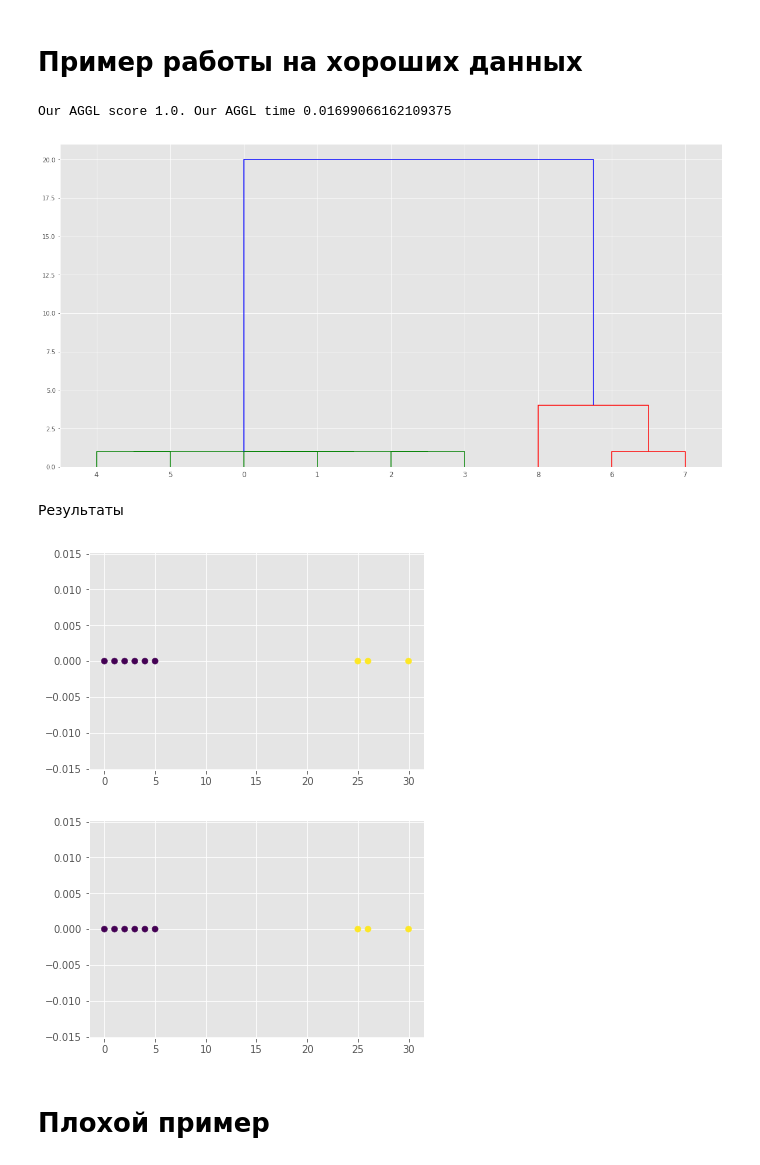
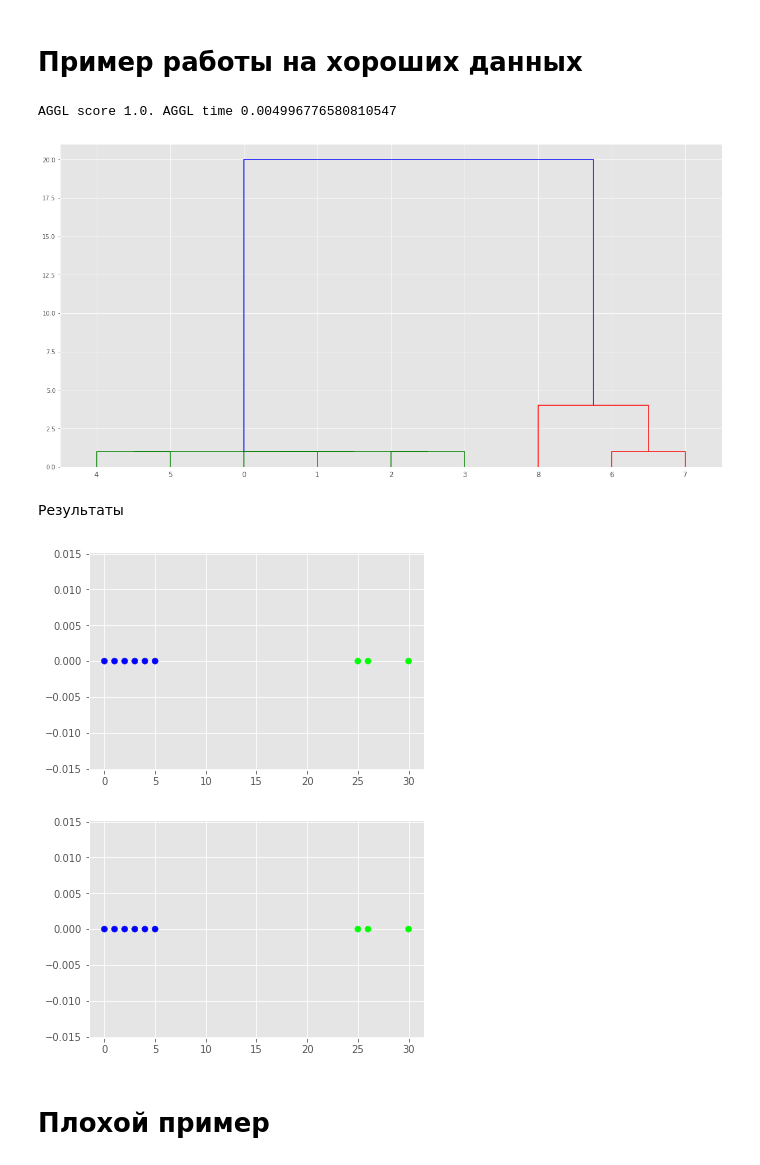
Before and after one commit to ASorok/SLAC, a Jupyter notebook: Single-linkage aglomerative clusterization.ipynb, the cells around one changed output. Drawn from its saved outputs; the diff is of its cells as text; code cells hidden in the pictures.

```diff
--- a/Single-linkage aglomerative clusterization.ipynb
+++ b/Single-linkage aglomerative clusterization.ipynb
@@ -134,23 +132,23 @@ aggl_t0 = time.time()
 aggl_pred = сustum_aggl.fit_predict(x.reshape(-1, 1))
 aggl_diff = time.time() - aggl_t0
 aggl_score = smt.adjusted_rand_score(y, aggl_pred)
-print ("Our AGGL score {}. Our AGGL time {}".format(aggl_score, aggl_diff))
+print ("AGGL score {}. AGGL time {}".format(aggl_score, aggl_diff))
 сustum_aggl.plot_dendrogram()
 # %% [output]
-Our AGGL score 1.0. Our AGGL time 0.01699066162109375
+AGGL score 1.0. AGGL time 0.004996776580810547
 [figure]
 # %% [markdown]
 Результаты
 # %%
-pl.scatter(x, [0]*len(x), c = aggl_pred)
+pl.scatter(x, [0]*len(x), c = aggl_pred, cmap=plt.cm.brg)
 pl.show()
 # %% [output]
-[figure, old version]
+[figure, new version]
 # %%
-pl.scatter(x, [0]*len(x), c = y)
+pl.scatter(x, [0]*len(x), c = y, cmap=plt.cm.brg)
 pl.show()
 # %% [output]
-[figure, old version]
+[figure, new version]
 # %% [markdown]
 # Плохой пример
 # %% [markdown]
```
Also changed, not shown: parts of 7 cells of this notebook.
